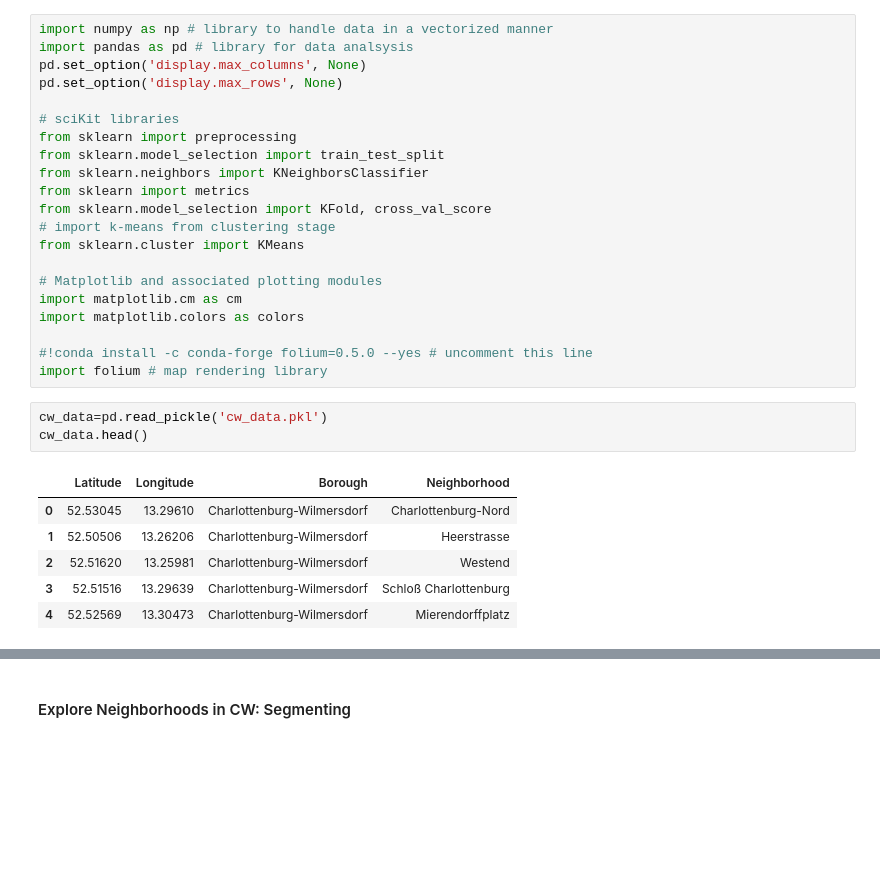
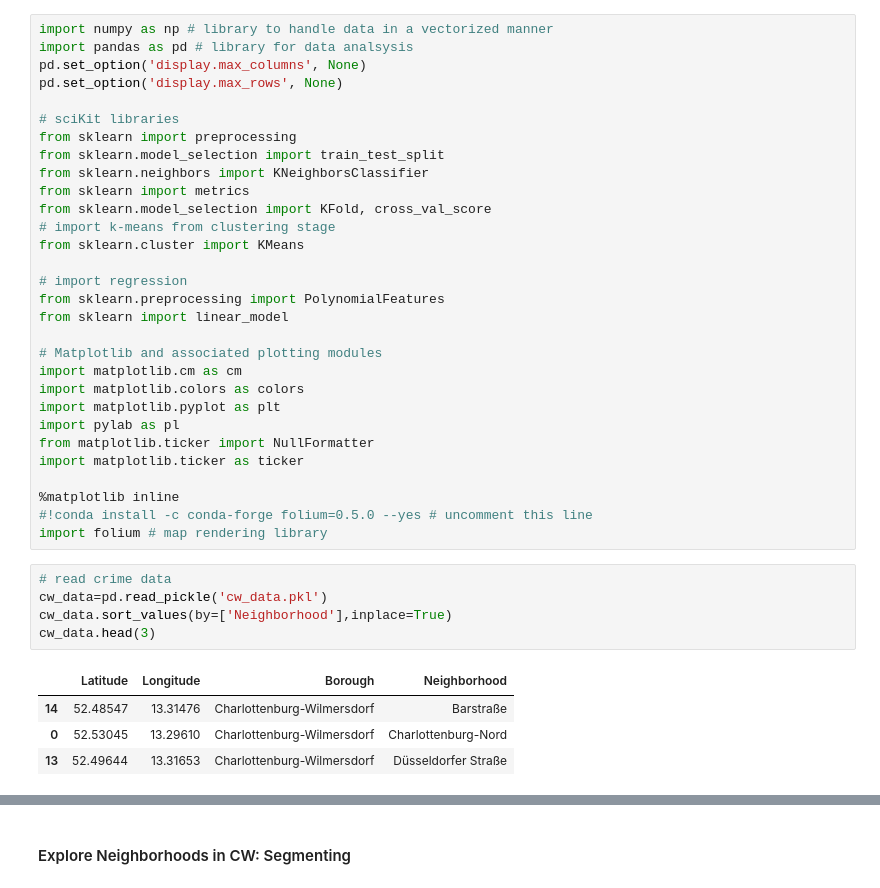
Before and after one commit to sergiusdell75/Coursera_Capstone, a Jupyter notebook: bon_modeling_and_evaluation.ipynb, the cells around one changed output, grey strips where cells are left out. Cells and saved outputs as stored; diff of their text form; blank space fills up the shorter version.

```diff
--- a/bon_modeling_and_evaluation.ipynb
+++ b/bon_modeling_and_evaluation.ipynb
@@ -13,19 +13,28 @@ from sklearn.model_selection import KFold, cross_val_score
 # import k-means from clustering stage
 from sklearn.cluster import KMeans
 
+# import regression
+from sklearn.preprocessing import PolynomialFeatures
+from sklearn import linear_model
+
 # Matplotlib and associated plotting modules
 import matplotlib.cm as cm
 import matplotlib.colors as colors
+import matplotlib.pyplot as plt
+import pylab as pl
+from matplotlib.ticker import NullFormatter
+import matplotlib.ticker as ticker
 
+%matplotlib inline
 #!conda install -c conda-forge folium=0.5.0 --yes # uncomment this line
 import folium # map rendering library
 # %%
+# read crime data
 cw_data=pd.read_pickle('cw_data.pkl')
-cw_data.head()
+cw_data.sort_values(by=['Neighborhood'],inplace=True)
+cw_data.head(3)
 # %% [output]
 |  | Latitude | Longitude | Borough | Neighborhood |
+| 14 | 52.48547 | 13.31476 | Charlottenburg-Wilmersdorf | Barstraße |
 | 0 | 52.53045 | 13.29610 | Charlottenburg-Wilmersdorf | Charlottenburg-Nord |
-| 1 | 52.50506 | 13.26206 | Charlottenburg-Wilmersdorf | Heerstrasse |
-| 2 | 52.51620 | 13.25981 | Charlottenburg-Wilmersdorf | Westend |
-| 3 | 52.51516 | 13.29639 | Charlottenburg-Wilmersdorf | Schloß Charlottenburg |
-| 4 | 52.52569 | 13.30473 | Charlottenburg-Wilmersdorf | Mierendorffplatz |
+| 13 | 52.49644 | 13.31653 | Charlottenburg-Wilmersdorf | Düsseldorfer Straße |
```
Also changed, not shown: parts of 45 cells of this notebook, 2 other files.
